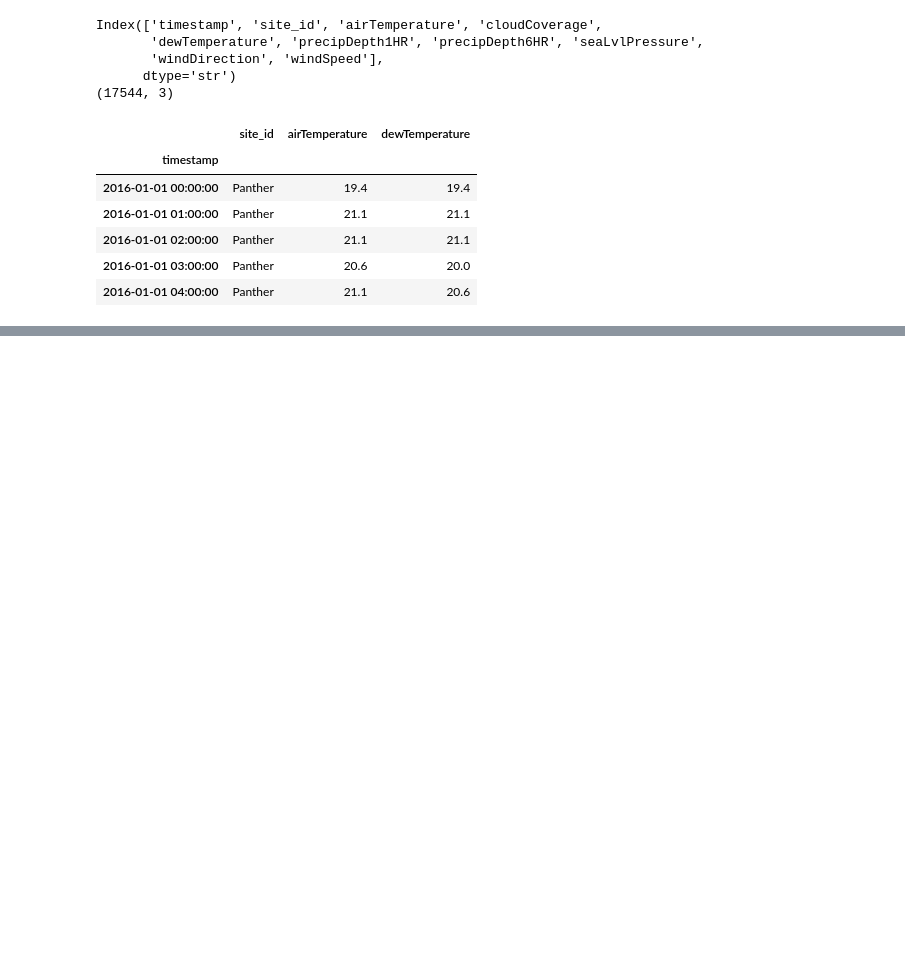
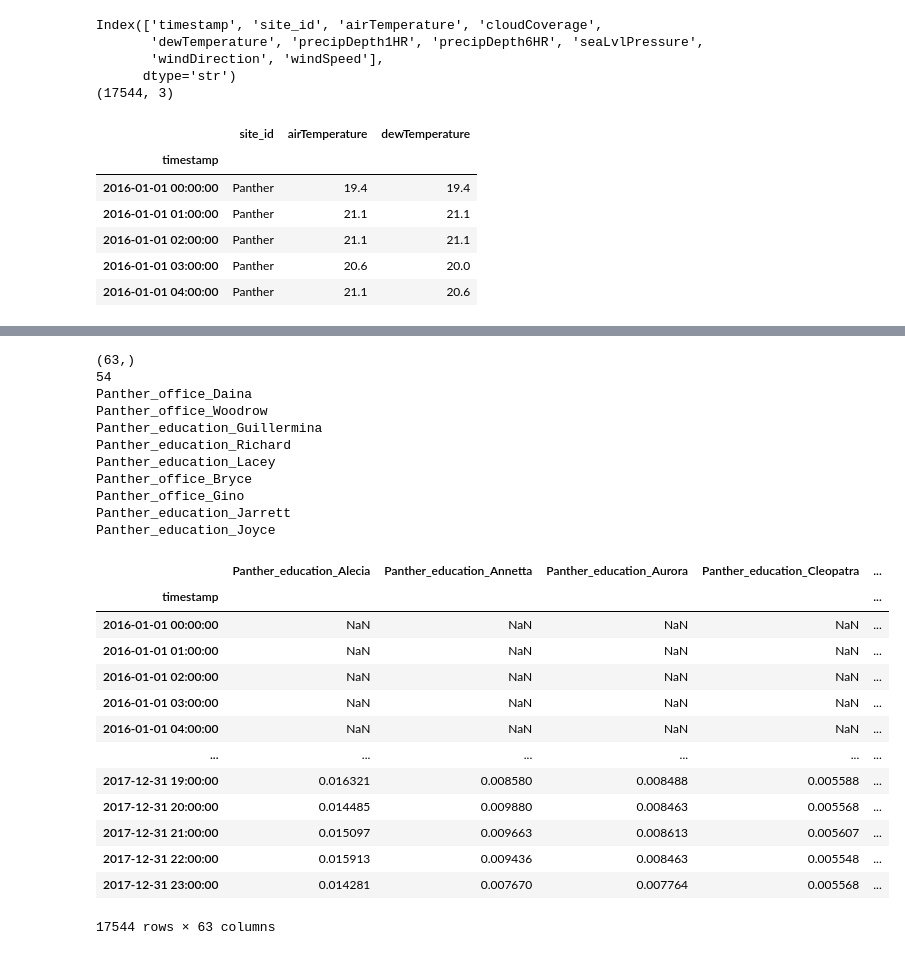
Before and after one commit to danieluyere/Data-Analysis-Practice, a Jupyter notebook: Building-Data-Genome-Project/1-data-analysis.ipynb, the cells around one changed output, grey strips where cells are left out. Cells and saved outputs as stored; diff of their text form; code cells hidden in the pictures; blank space fills up the shorter version.

```diff
--- a/Building-Data-Genome-Project/1-data-analysis.ipynb
+++ b/Building-Data-Genome-Project/1-data-analysis.ipynb
@@ -119,0 +128,36 @@ Index(['timestamp', 'site_id', 'airTemperature', 'cloudCoverage',
+# %%
+meta_sqm = meta_df['sqm']
+print(meta_sqm.shape)
+print(len(elec_df.columns))
+
+for idx in meta_sqm.index:
+    if not idx in elec_df.columns:
+        print(idx)
+norm_elec_df = elec_df.div(meta_df['sqm'], axis=1)
+norm_elec_df
+# %% [output]
+(63,)
+54
+Panther_office_Daina
+Panther_office_Woodrow
+Panther_education_Guillermina
+Panther_education_Richard
+Panther_education_Lacey
+Panther_office_Bryce
+Panther_office_Gino
+Panther_education_Jarrett
+Panther_education_Joyce
+|  | Panther_education_Alecia | Panther_education_Annetta | Panther_education_Aurora | Panther_education_Cleopatra | ... |
+| timestamp |  |  |  |  | ... |
+| 2016-01-01 00:00:00 | NaN | NaN | NaN | NaN | ... |
+| 2016-01-01 01:00:00 | NaN | NaN | NaN | NaN | ... |
+| 2016-01-01 02:00:00 | NaN | NaN | NaN | NaN | ... |
+| 2016-01-01 03:00:00 | NaN | NaN | NaN | NaN | ... |
+| 2016-01-01 04:00:00 | NaN | NaN | NaN | NaN | ... |
+| ... | ... | ... | ... | ... | ... |
+| 2017-12-31 19:00:00 | 0.016321 | 0.008580 | 0.008488 | 0.005588 | ... |
+| 2017-12-31 20:00:00 | 0.014485 | 0.009880 | 0.008463 | 0.005568 | ... |
+| 2017-12-31 21:00:00 | 0.015097 | 0.009663 | 0.008613 | 0.005607 | ... |
+| 2017-12-31 22:00:00 | 0.015913 | 0.009436 | 0.008463 | 0.005548 | ... |
+| 2017-12-31 23:00:00 | 0.014281 | 0.007670 | 0.007764 | 0.005568 | ... |
+17544 rows × 63 columns
```
Also changed, not shown: parts of 5 cells of this notebook.
